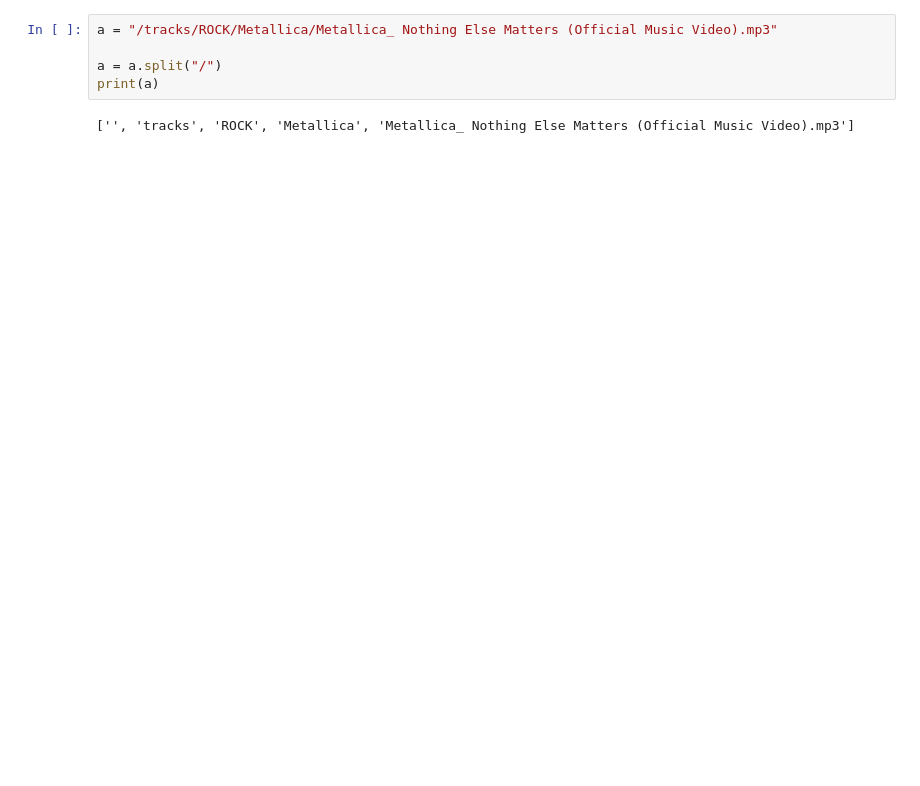
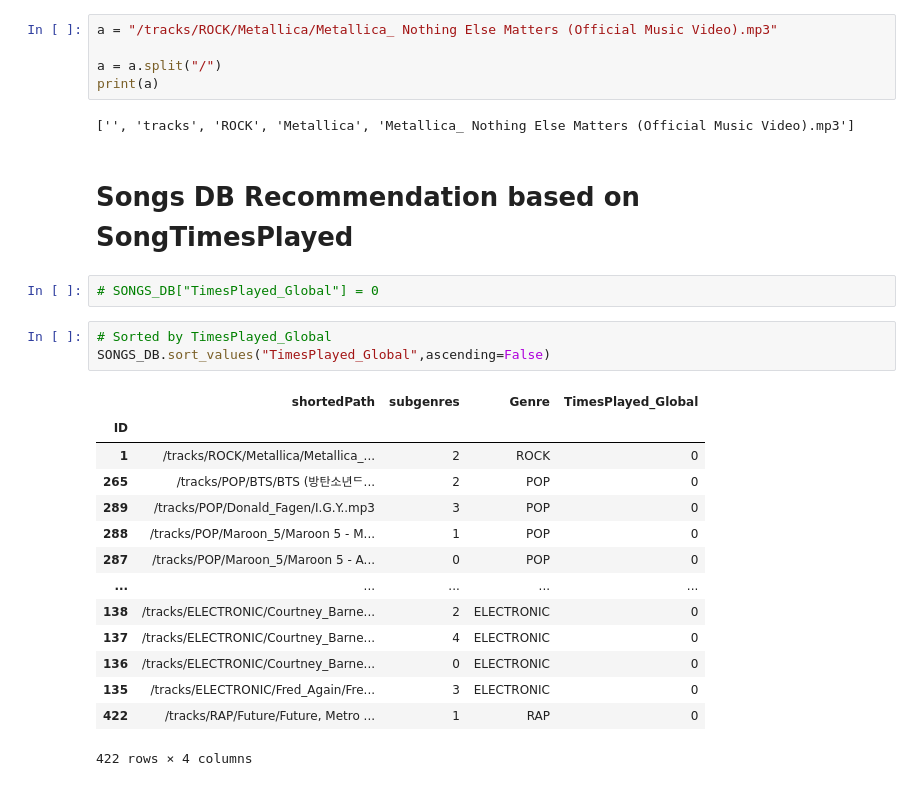
Before and after one commit to ioSoyPato/Duckify, a Jupyter notebook: idea.ipynb, the cells around one changed output. Drawn from its saved outputs; the diff is of its cells as text; blank space fills up the shorter version.

```diff
--- a/idea.ipynb
+++ b/idea.ipynb
@@ -78,3 +220,25 @@ a = a.split("/")
 print(a)
 # %% [output]
 ['', 'tracks', 'ROCK', 'Metallica', 'Metallica_ Nothing Else Matters (Official Music Video).mp3']
+# %% [markdown]
+# Songs DB Recommendation based on SongTimesPlayed
+# %%
+# SONGS_DB["TimesPlayed_Global"] = 0
+# %%
+# Sorted by TimesPlayed_Global
+SONGS_DB.sort_values("TimesPlayed_Global",ascending=False)
+# %% [output]
+|  | shortedPath | subgenres | Genre | TimesPlayed_Global |
+| ID |  |  |  |  |
+| 1 | /tracks/ROCK/Metallica/Metallica_... | 2 | ROCK | 0 |
+| 265 | /tracks/POP/BTS/BTS (방탄소년ᄃ... | 2 | POP | 0 |
+| 289 | /tracks/POP/Donald_Fagen/I.G.Y..mp3 | 3 | POP | 0 |
+| 288 | /tracks/POP/Maroon_5/Maroon 5 - M... | 1 | POP | 0 |
+| 287 | /tracks/POP/Maroon_5/Maroon 5 - A... | 0 | POP | 0 |
+| ... | ... | ... | ... | ... |
+| 138 | /tracks/ELECTRONIC/Courtney_Barne... | 2 | ELECTRONIC | 0 |
+| 137 | /tracks/ELECTRONIC/Courtney_Barne... | 4 | ELECTRONIC | 0 |
+| 136 | /tracks/ELECTRONIC/Courtney_Barne... | 0 | ELECTRONIC | 0 |
+| 135 | /tracks/ELECTRONIC/Fred_Again/Fre... | 3 | ELECTRONIC | 0 |
+| 422 | /tracks/RAP/Future/Future, Metro ... | 1 | RAP | 0 |
+422 rows × 4 columns
```
Also changed, not shown: parts of 11 cells of this notebook.
